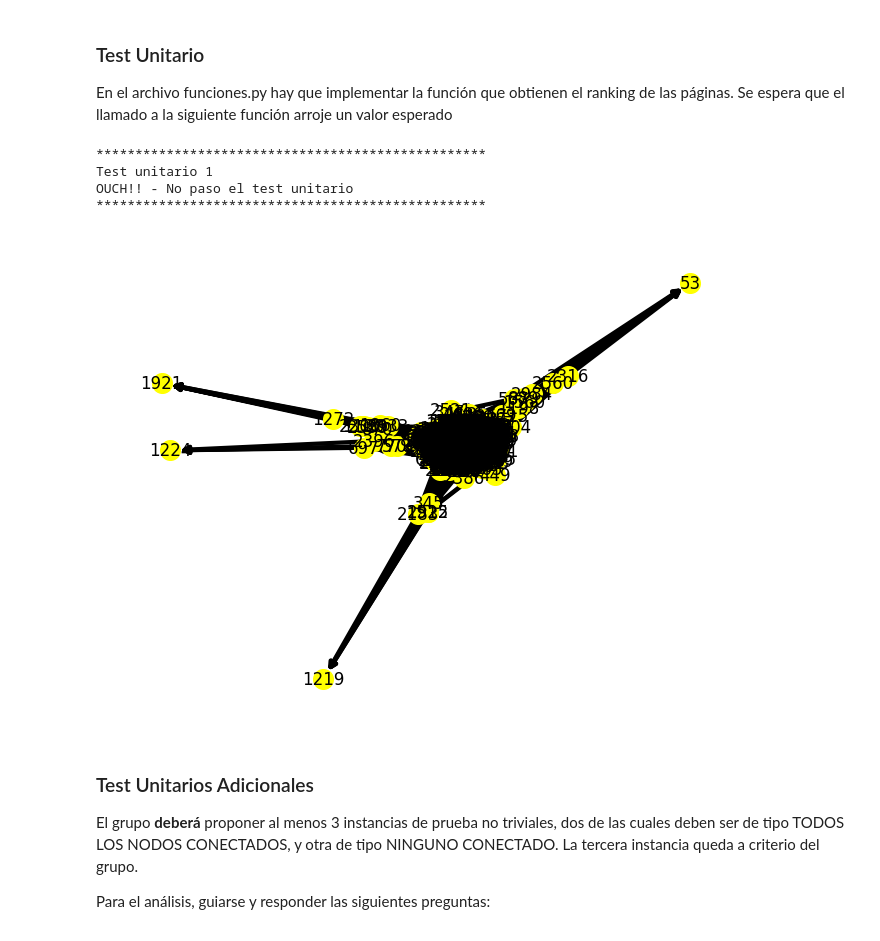
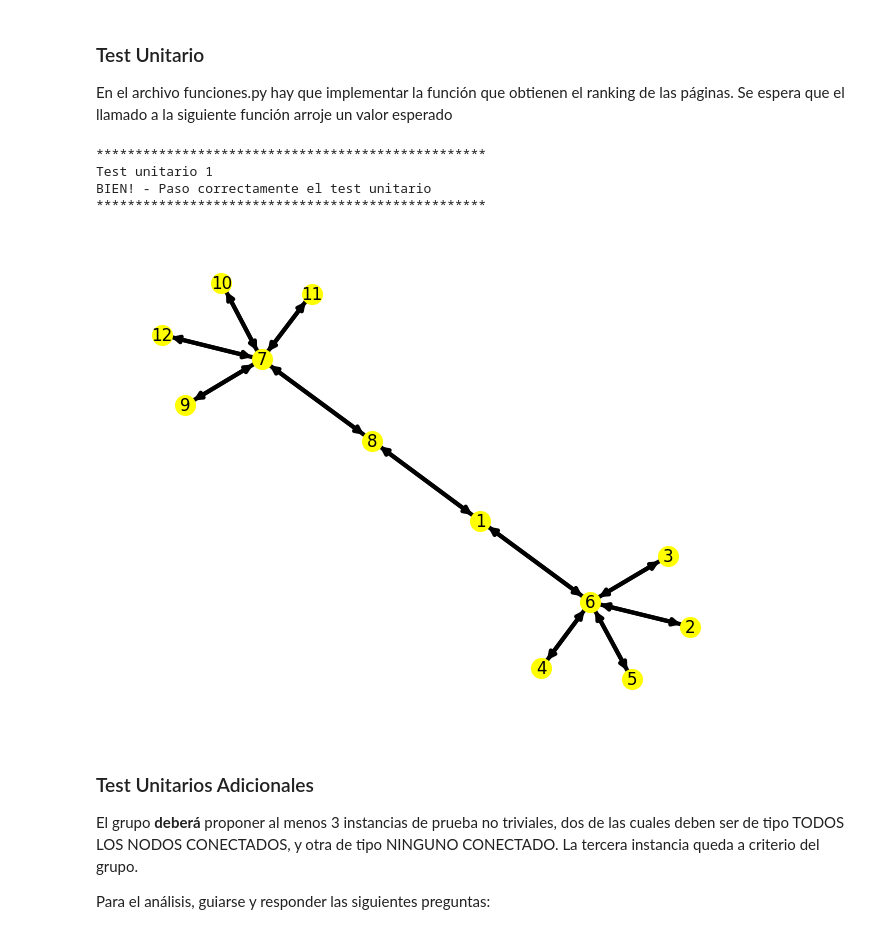
Before and after one commit to lmendezayl/uba-alc, a Jupyter notebook: Recursos TP1-20240502/template-alumnos/template-alumnos/grupo_Mendez_Busso_TP1.ipynb, the cells around one changed output. Cells and saved outputs as stored; diff of their text form; code cells hidden in the pictures.

```diff
--- a/Recursos TP1-20240502/template-alumnos/template-alumnos/grupo_Mendez_Busso_TP1.ipynb
+++ b/Recursos TP1-20240502/template-alumnos/template-alumnos/grupo_Mendez_Busso_TP1.ipynb
@@ -70,31 +70,31 @@ En el archivo funciones.py hay que implementar la función que obtienen el ranki
 Se espera que el llamado a la siguiente función arroje un valor esperado
 # %%
 #ARCHIVOS DE ENTRADA
-archivo_test = './tests/test_30_segundos.txt'
+archivo_test = './tests/test_dosestrellas.txt'
 
 #CARGA DE ARCHIVO EN GRAFO
 W = leer_archivo(archivo_test)
 
 dibujarGrafo(W, print_ejes=False)
 
 # defino la probabilidad de salto de continuar los links de la pagina actual
 p = 0.5
 # Realizo el test unitario para el calculo del mayor score, que pruebe que el codigo funciona correctamente.
 print('*'*50)
 print('Test unitario 1')
 try:
-    assert(np.isclose(obtenerMaximoRankingScore(W, p), 0.1811))
+    assert(np.isclose(obtenerMaximoRankingScore(W, p), 0.1811, atol=0.0001))
 except:
     print('OUCH!! - No paso el test unitario')
 else:
     print('BIEN! - Paso correctamente el test unitario')
 print('*'*50)
 # %% [output]
 **************************************************
 Test unitario 1
-OUCH!! - No paso el test unitario
+BIEN! - Paso correctamente el test unitario
 **************************************************
-[figure, old version]
+[figure, new version]
 # %% [markdown]
 ### Test Unitarios Adicionales
 
```
Also changed, not shown: parts of 8 cells of this notebook.
